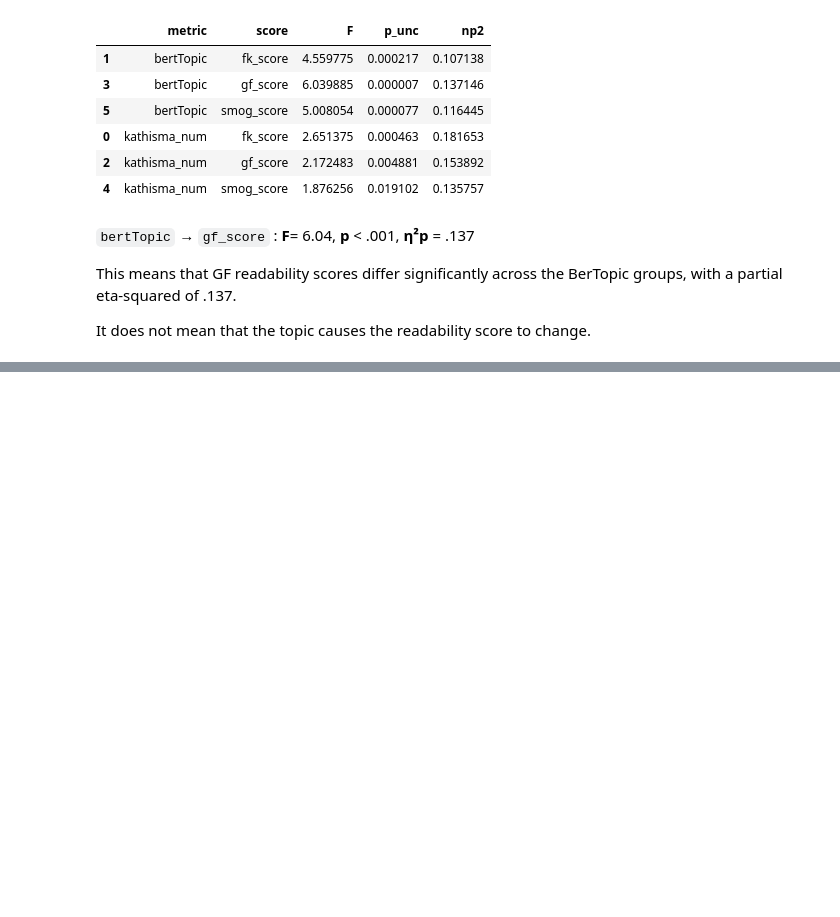
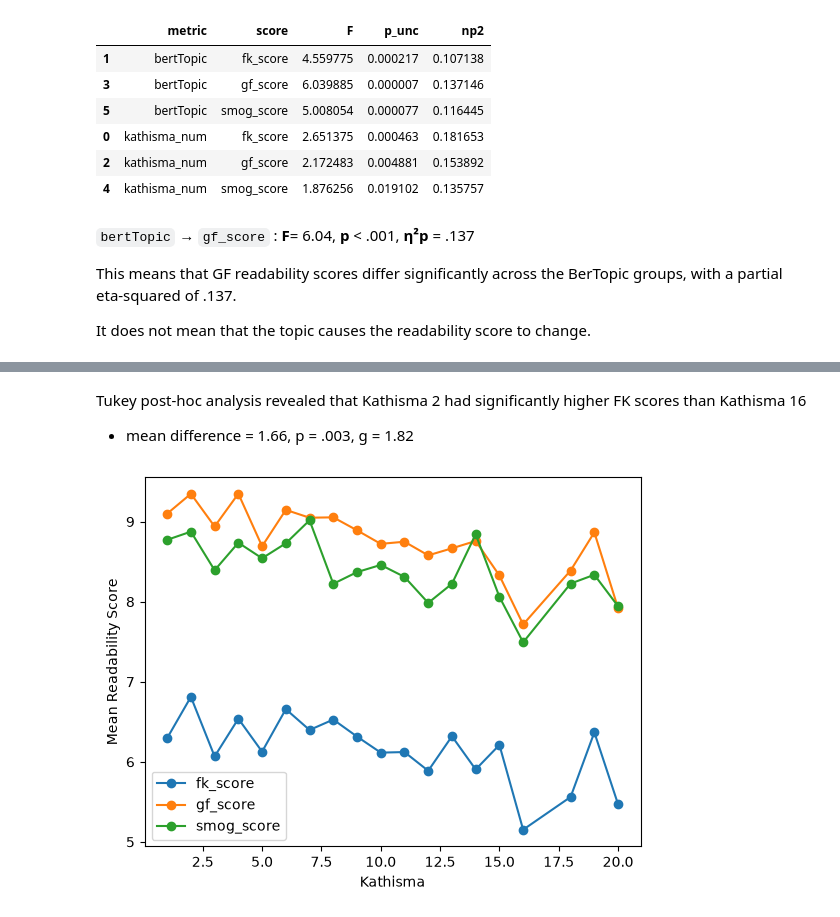
Before and after one commit to cwc09262/psalms-text-comparison, a Jupyter notebook: readability_correlations.ipynb, the cells around one changed output, grey strips where cells are left out. Drawn from its saved outputs; the diff is of its cells as text; code cells hidden in the pictures; blank space fills up the shorter version.

Commit message:
Update readability_correlations.ipynb
working on explaining and understanding the ANOVA outputs better.

```diff
--- a/readability_correlations.ipynb
+++ b/readability_correlations.ipynb
@@ -174,3 +296,20 @@ significant_posthocs
 | 561 | bertTopic | smog_score | 0 | 1 | 8.088744 | 8.806665 | -0.717921 | 0.000502 | -0.746576 |
 | 566 | bertTopic | smog_score | 1 | 2 | 8.806665 | 8.043255 | 0.763410 | 0.008405 | 0.780265 |
 | 567 | bertTopic | smog_score | 1 | 3 | 8.806665 | 8.005895 | 0.800770 | 0.026199 | 0.840172 |
+# %% [markdown]
+Tukey post-hoc analysis revealed that Kathisma 2 had significantly higher FK scores than Kathisma 16
+- mean difference = 1.66, p = .003, g = 1.82
+# %%
+import matplotlib.pyplot as plt
+
+read_by_kathisma = (
+    psalms.groupby("kathisma_num")[["fk_score","gf_score","smog_score"]]
+    .mean()
+)
+
+read_by_kathisma.plot(marker="o")
+plt.ylabel("Mean Readability Score")
+plt.xlabel("Kathisma")
+plt.show()
+# %% [output]
+[figure, added]
```
Also changed, not shown: parts of 7 cells of this notebook.
